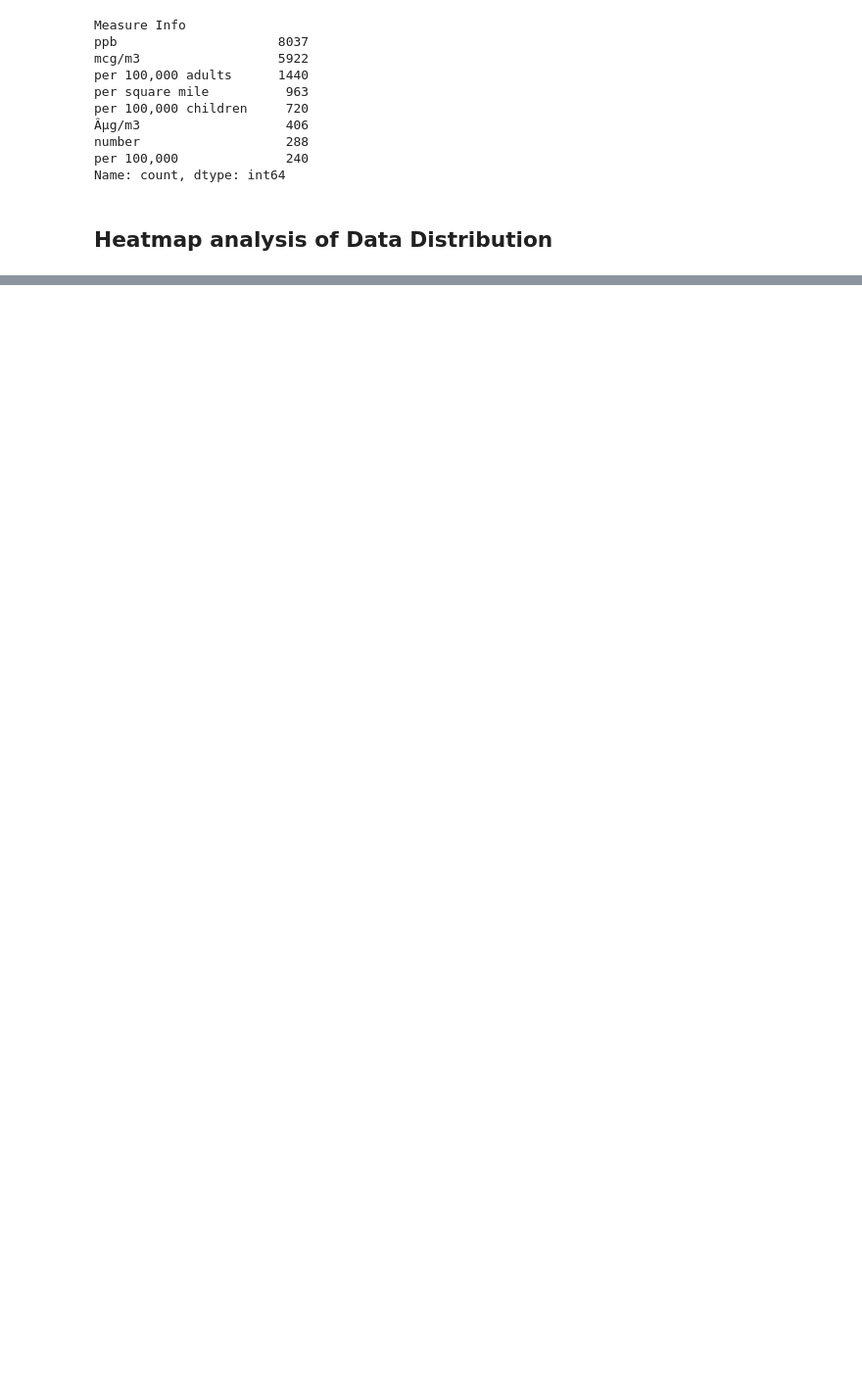
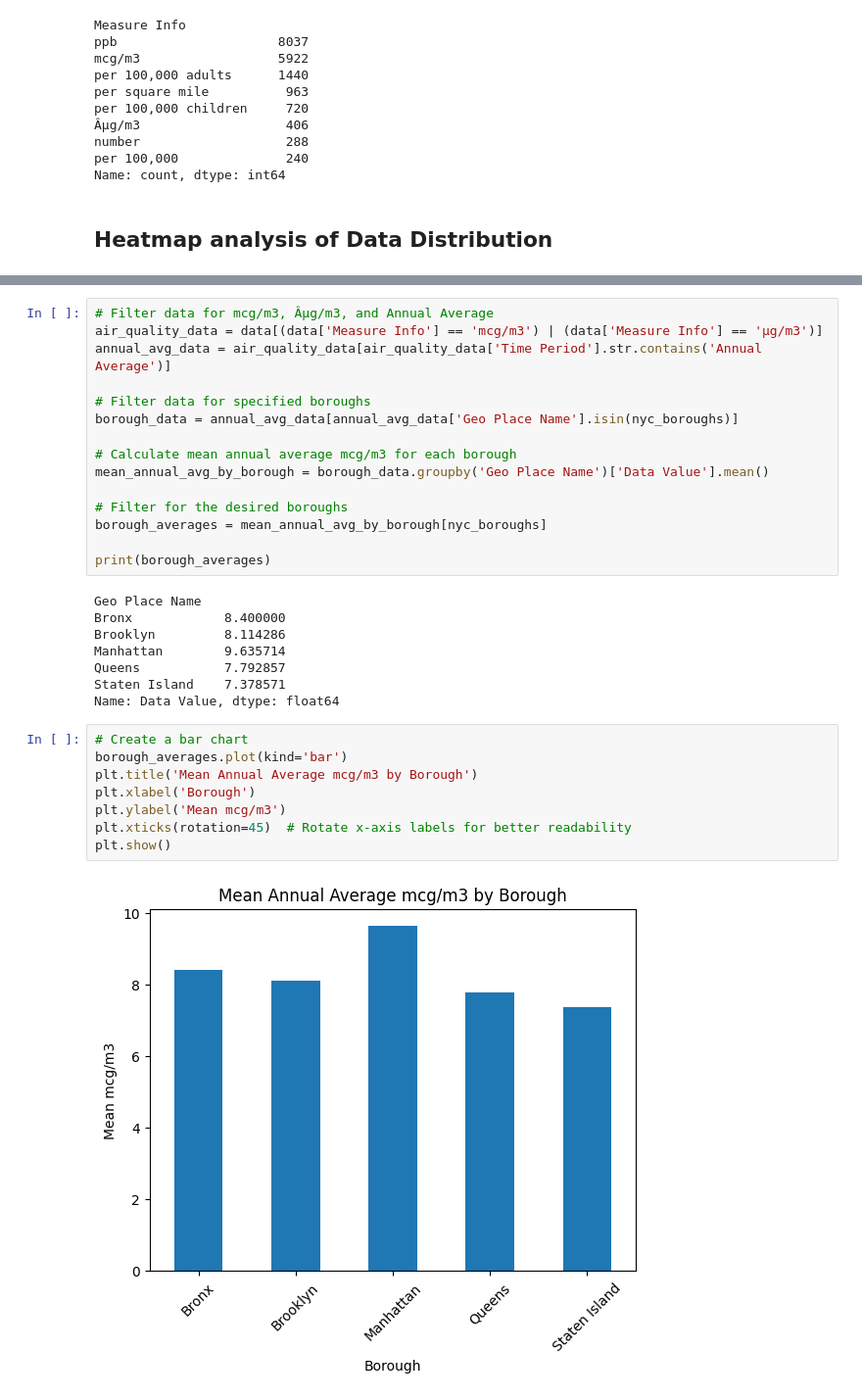
Before and after one commit to kellymore/city-of-new-york-air-quality-measurement, a Jupyter notebook: notebooks/nyc_boroughs_annual_average_air_quality_levels_heatmap.ipynb, the cells around one changed output, grey strips where cells are left out. Shown: that part at 98% size. Saved outputs shown, nothing was run; the diff lists cells and outputs as text; blank space fills up the shorter version.

```diff
--- a/notebooks/nyc_boroughs_annual_average_air_quality_levels_heatmap.ipynb
+++ b/notebooks/nyc_boroughs_annual_average_air_quality_levels_heatmap.ipynb
@@ -177,3 +231,36 @@ plt.ylabel('NYC Borough')
 plt.show()
 # %% [output]
 [figure]
+# %%
+# Filter data for mcg/m3, Âµg/m3, and Annual Average
+air_quality_data = data[(data['Measure Info'] == 'mcg/m3') | (data['Measure Info'] == 'µg/m3')]
+annual_avg_data = air_quality_data[air_quality_data['Time Period'].str.contains('Annual Average')]
+
+# Filter data for specified boroughs
+borough_data = annual_avg_data[annual_avg_data['Geo Place Name'].isin(nyc_boroughs)]
+
+# Calculate mean annual average mcg/m3 for each borough
+mean_annual_avg_by_borough = borough_data.groupby('Geo Place Name')['Data Value'].mean()
+
+# Filter for the desired boroughs
+borough_averages = mean_annual_avg_by_borough[nyc_boroughs]
+
+print(borough_averages)
+# %% [output]
+Geo Place Name
+Bronx            8.400000
+Brooklyn         8.114286
+Manhattan        9.635714
+Queens           7.792857
+Staten Island    7.378571
+Name: Data Value, dtype: float64
+# %%
+# Create a bar chart
+borough_averages.plot(kind='bar')
+plt.title('Mean Annual Average mcg/m3 by Borough')
+plt.xlabel('Borough')
+plt.ylabel('Mean mcg/m3')
+plt.xticks(rotation=45)  # Rotate x-axis labels for better readability
+plt.show()
+# %% [output]
+[figure, added]
```
Also changed, not shown: parts of 8 cells of this notebook.
